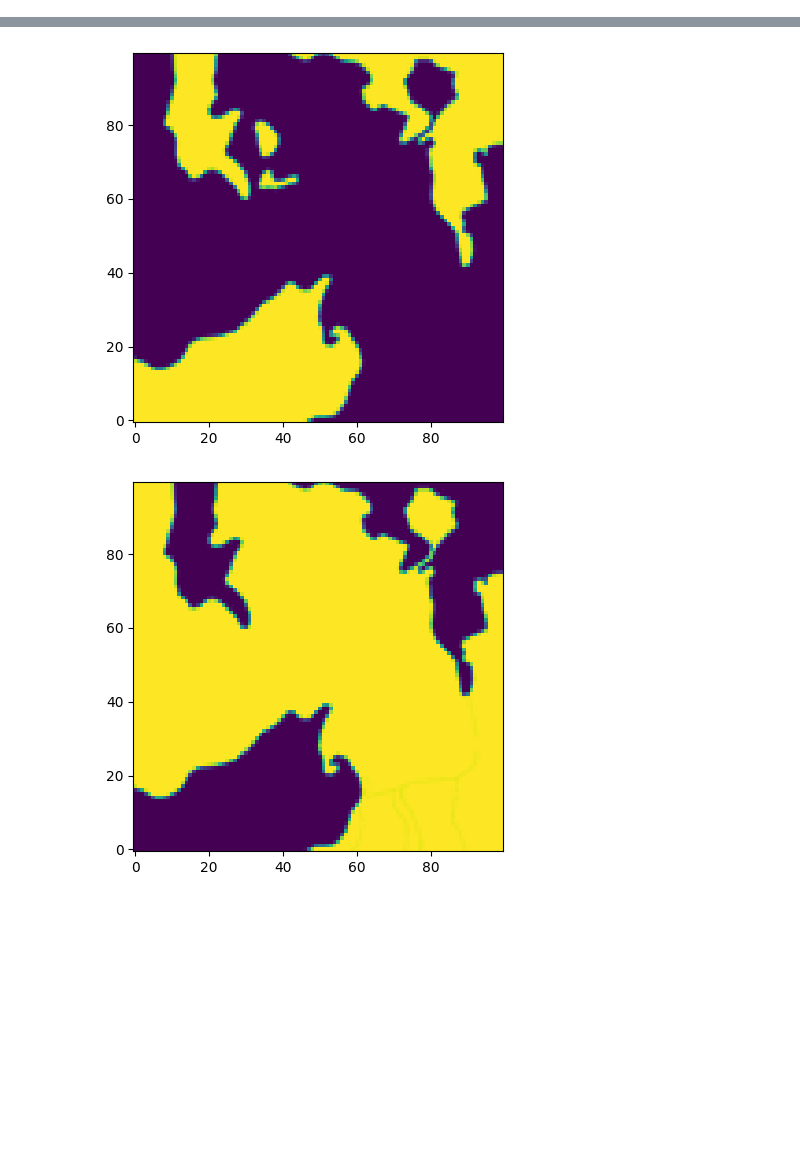
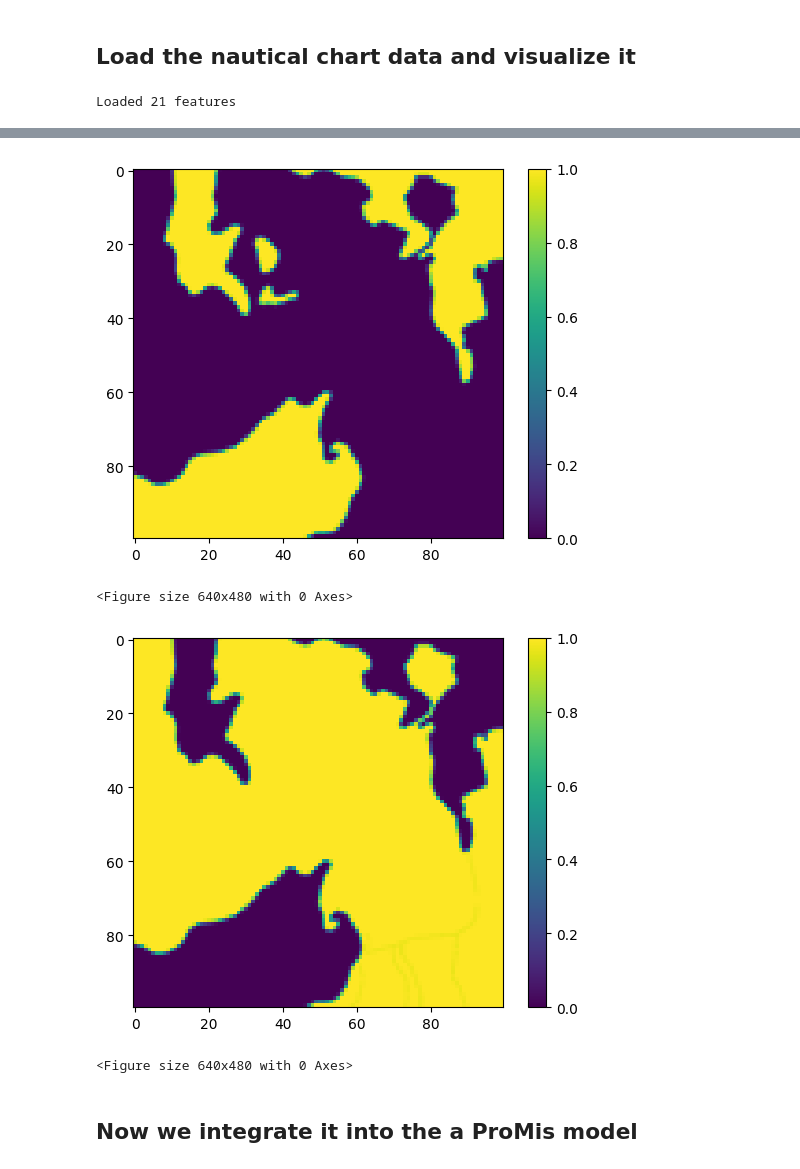
Before and after one commit to HRI-EU/ProMis, a Jupyter notebook: promis-ships.ipynb, the cells around one changed output, grey strips where cells are left out. Cells and saved outputs as stored; diff of their text form; code cells hidden in the pictures; blank space fills up the shorter version.

```diff
--- a/promis-ships.ipynb
+++ b/promis-ships.ipynb
@@ -431,3 +29,14 @@ print(f"Loaded {len(experiment_map.features)} features")
+# %% [markdown]
+## Load the nautical chart data and visualize it
+# %%
+loader = NauticalChartLoader(chart_root=Path("data") / "us_charts")
+
+origin = PolarLocation(latitude=41.5188, longitude=-70.6777)
+experiment_map = loader.load_cartesian(origin=origin, width=2000, height=2000)
+
+print(f"Loaded {len(experiment_map.features)} features")
+# %% [output]
+Loaded 21 features
 # %%
 for feature in experiment_map.features:
     print(f"{feature.location_type.name}: \t{feature.name}")
@@ -452,20 +61,26 @@ LAND:   US4MA23M#0226023E57AEFB90 (Landmass): "---"
 # %%
 band = RasterBand.from_map(
     experiment_map,
-    location_type=LocationType.LAND,
+    location_types=LocationType.LAND,
     resolution=(100, 100),
 )
-plt.imshow(band.data[::-1, :], origin="lower")
-pass
+plt.imshow(band.data)
+plt.colorbar()
+plt.show()
+plt.clf()
 # %% [output]
-[figure, old version]
+[figure, new version]
+<Figure size 640x480 with 0 Axes>
 # %%
 band = RasterBand.from_map(
     experiment_map,
-    location_type=LocationType.WATER,
+    location_types=LocationType.WATER,
     resolution=(100, 100),
 )
-plt.imshow(band.data[::-1, :], origin="lower")
-pass
+plt.imshow(band.data)
+plt.colorbar()
+plt.show()
+plt.clf()
 # %% [output]
-[figure, old version]
+[figure, new version]
+<Figure size 640x480 with 0 Axes>
@@ -495,0 +87,2 @@ pmd.compute_distributions(None, cache=".promis_cache")
+# %% [markdown]
+## Now we integrate it into the a ProMis model
```
Also changed, not shown: parts of 11 cells of this notebook, 8 other files.
